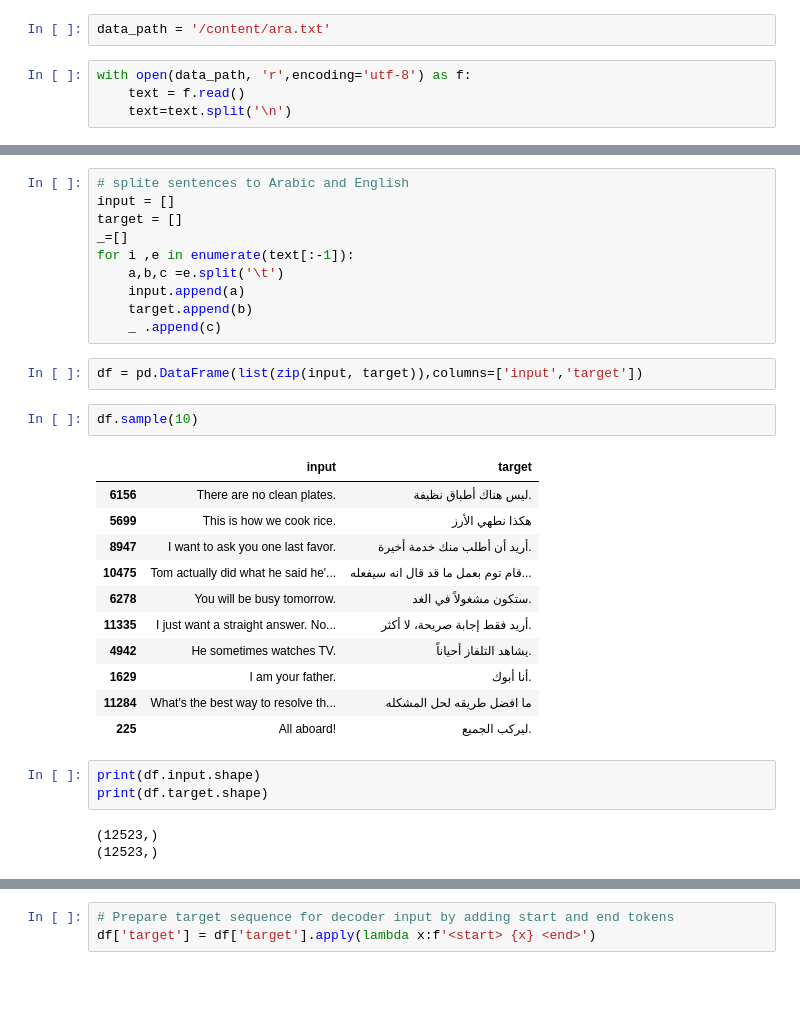
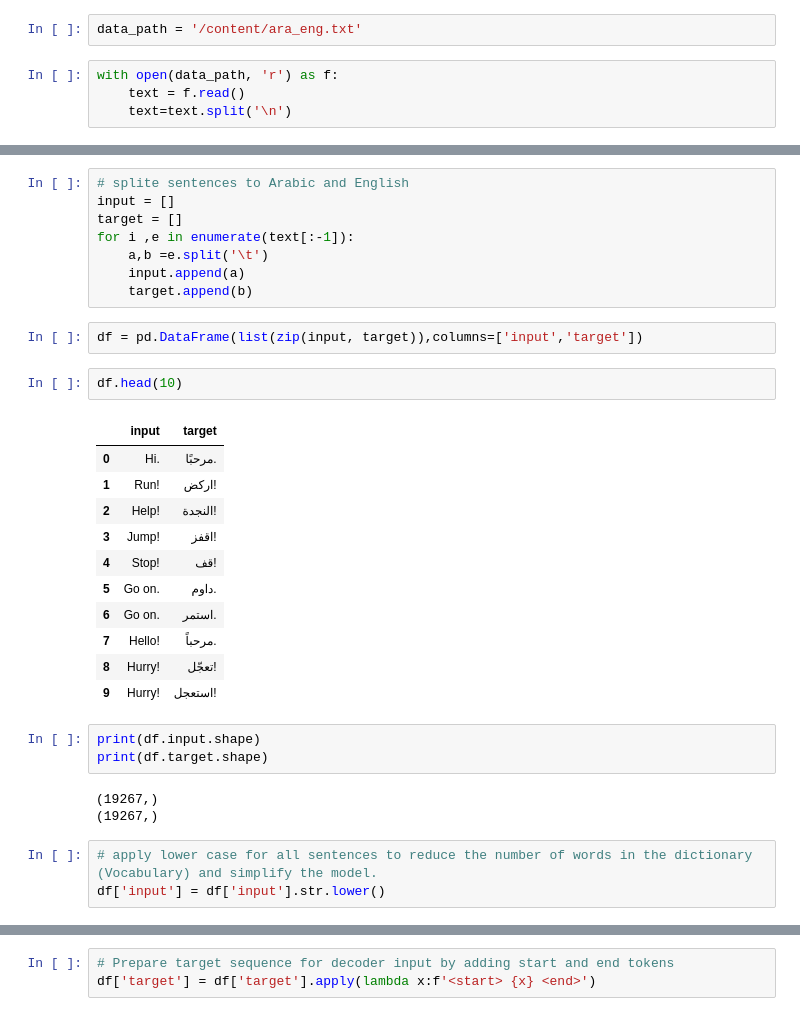
Before and after one commit to Ahmedsayed31/Seq2seq-Eng_to_Ara, a Jupyter notebook: Seq2seq.ipynb, the cells around one changed output, grey strips where cells are left out. Cells and saved outputs as stored; diff of their text form; blank space fills up the shorter version.

```diff
--- a/Seq2seq.ipynb
+++ b/Seq2seq.ipynb
@@ -8,7 +10,7 @@ import pandas as pd
 # %%
-data_path = '/content/ara.txt'
+data_path = '/content/ara_eng.txt'
 # %%
-with open(data_path, 'r',encoding='utf-8') as f:
+with open(data_path, 'r') as f:
     text = f.read()
     text=text.split('\n')
 # %%
@@ -24,31 +26,32 @@ Duck!   اخفضوا رؤوسكم!  CC-BY 2.0 (France) Attribution: tatoeba.org
 # splite sentences to Arabic and English
 input = []
 target = []
-_=[]
 for i ,e in enumerate(text[:-1]):
-    a,b,c =e.split('\t')
+    a,b =e.split('\t')
     input.append(a)
     target.append(b)
-    _ .append(c)
 # %%
 df = pd.DataFrame(list(zip(input, target)),columns=['input','target'])
 # %%
-df.sample(10)
+df.head(10)
 # %% [output]
 |  | input | target |
-| 6156 | There are no clean plates. | ليس هناك أطباق نظيفة. |
-| 5699 | This is how we cook rice. | هكذا نطهي الأرز |
-| 8947 | I want to ask you one last favor. | أريد أن أطلب منك خدمة أخيرة. |
-| 10475 | Tom actually did what he said he'... | قام توم بعمل ما قد قال انه سيفعله... |
-| 6278 | You will be busy tomorrow. | ستكون مشغولاً في الغد. |
-| 11335 | I just want a straight answer. No... | أريد فقط إجابة صريحة، لا أكثر. |
-| 4942 | He sometimes watches TV. | يشاهد التلفاز أحياناً. |
-| 1629 | I am your father. | أنا أبوك. |
-| 11284 | What's the best way to resolve th... | ما افضل طريقه لحل المشكله |
-| 225 | All aboard! | ليركب الجميع. |
+| 0 | Hi. | مرحبًا. |
+| 1 | Run! | اركض! |
+| 2 | Help! | النجدة! |
+| 3 | Jump! | اقفز! |
+| 4 | Stop! | قف! |
+| 5 | Go on. | داوم. |
+| 6 | Go on. | استمر. |
+| 7 | Hello! | مرحباً. |
+| 8 | Hurry! | تعجّل! |
+| 9 | Hurry! | استعجل! |
 # %%
 print(df.input.shape)
 print(df.target.shape)
 # %% [output]
-(12523,)
-(12523,)
+(19267,)
+(19267,)
+# %%
+# apply lower case for all sentences to reduce the number of words in the dictionary (Vocabulary) and simplify the model.
+df['input'] = df['input'].str.lower()
```
Also changed, not shown: parts of 37 cells of this notebook.
